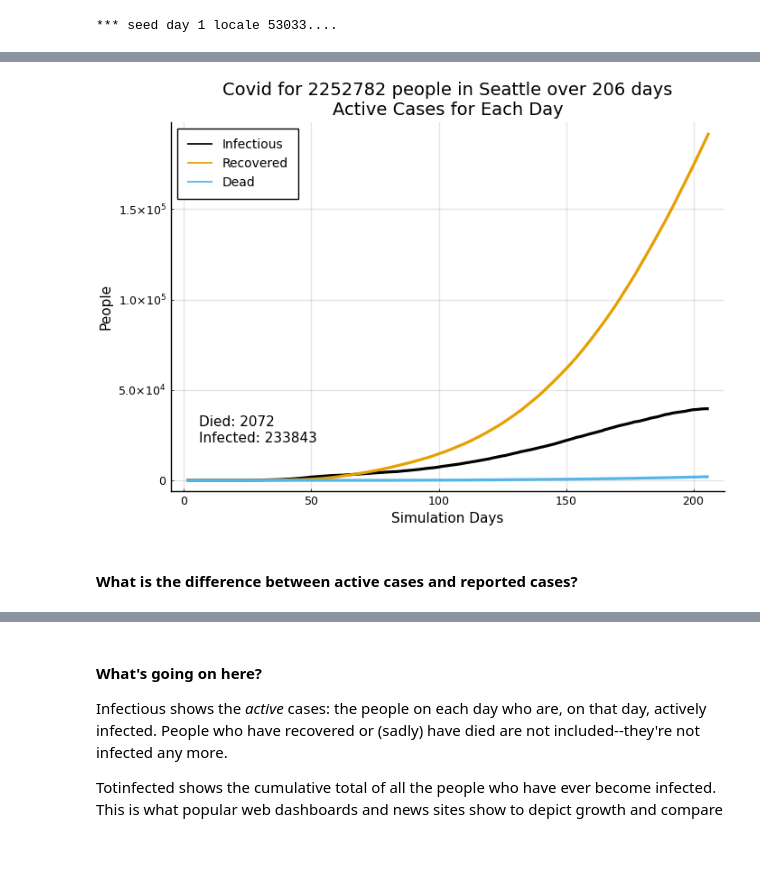
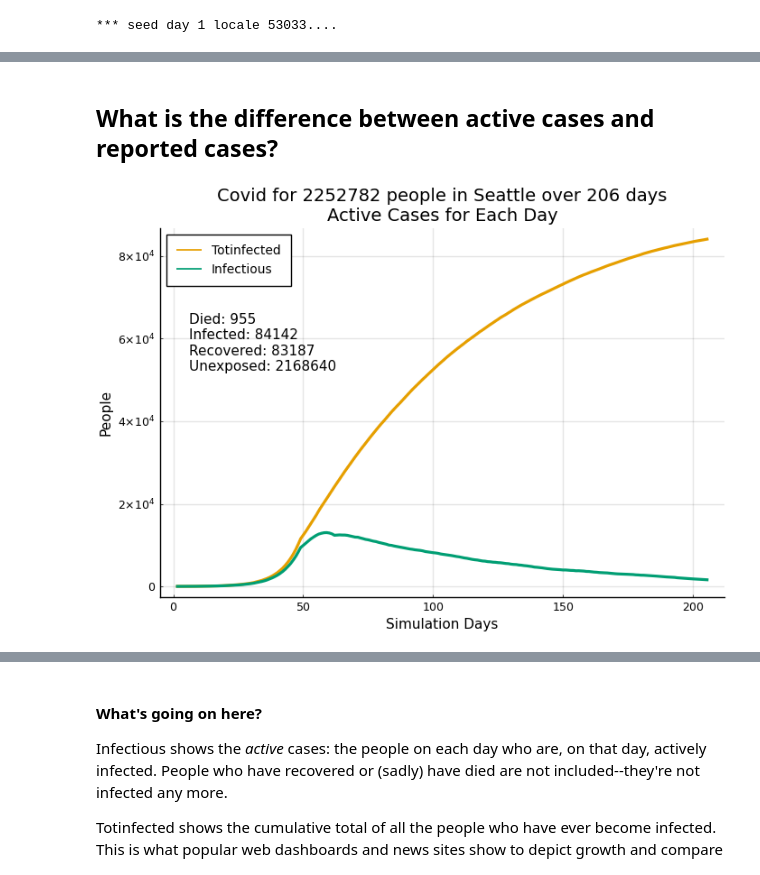
Before and after one commit to lewisl/CovidSim, a Jupyter notebook: notebooks/reported_data.ipynb, the cells around one changed output, grey strips where cells are left out. Cells and saved outputs as stored; diff of their text form; code cells hidden in the pictures; blank space fills up the shorter version.

Commit message:
Cleanup for presentation; commit before rebase
fix plot labeling. make spread a bit faster by default. Update notebooks.

```diff
--- a/notebooks/reported_data.ipynb
+++ b/notebooks/reported_data.ipynb
@@ -141,6 +132,6 @@ end
 This reduces R0 from around 2.0 to around 1.2. Still, some growth but much slower...
 # %%
-str_50 = sd_gen(start=50, comply=.75, cf=(.2,1.3), tf=(.18,.44))
+str_50 = sd_gen(start=50, comply=.85, cf=(.2,1.1), tf=(.18,.41))
 # %% [output]
 (::CovidSim.var"#sd_mod#97"{CovidSim.var"#sd_mod#96#98"{Int64,Float64,Tuple{Float64,Float64},Tuple{Float64,Float64}}}) (generic function with 1 method)
 # %%
@@ -157,6 +152,6 @@ sim_r0(env, alldict["dt"], alldict["decpoints"])
+# %% [markdown]
+## What is the difference between active cases and reported cases?
 # %%
-cumplot(series,seattle.fips,[infectious, recovered, dead],geo=geo)
+cumplot(series,seattle.fips,[totinfected, infectious], geo=geo)
 # %% [output]
-[figure, old version]
+[figure, new version]
-# %% [markdown]
-#### What is the difference between active cases and reported cases?
```
Also changed, not shown: parts of 42 cells of this notebook, 6 other files.
